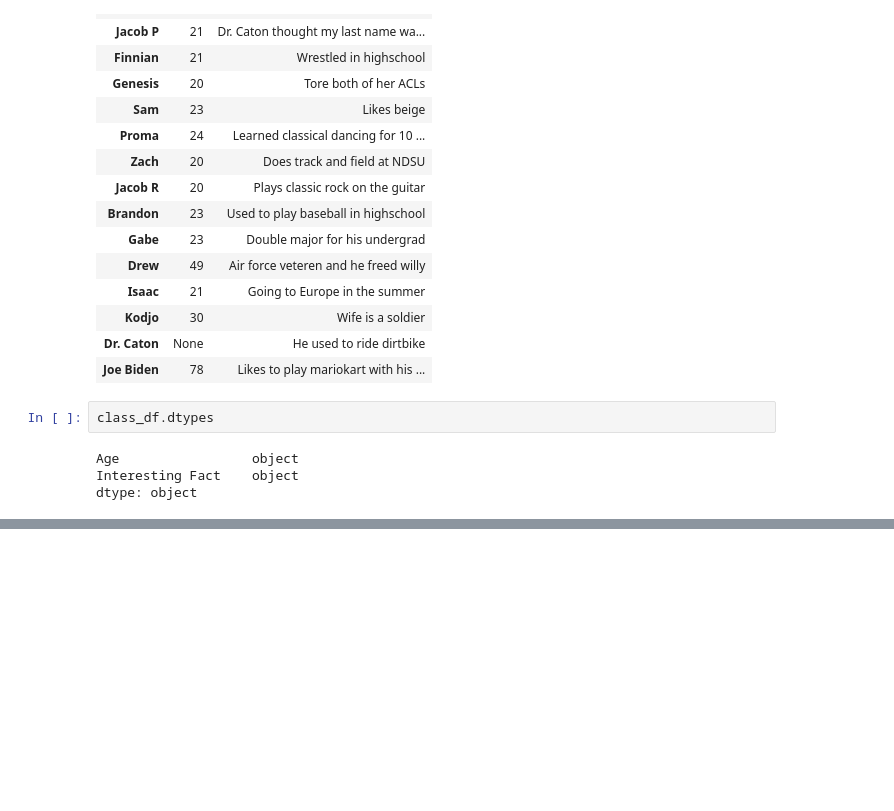
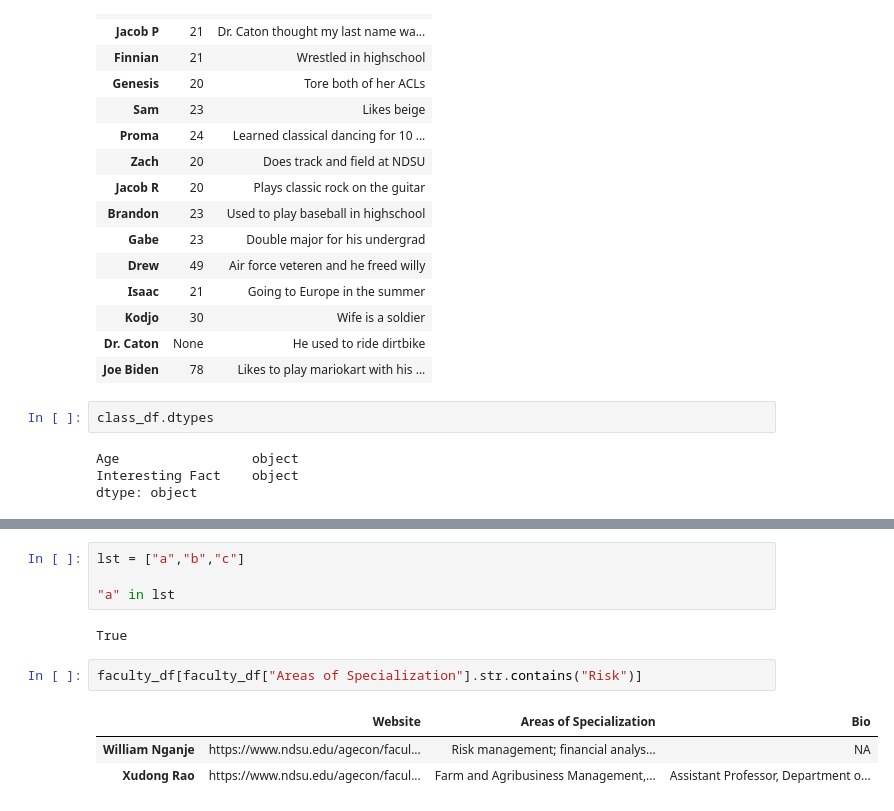
Before and after one commit to jacobradke/jacobradke, a Jupyter notebook: In Class Projects/Project 3 - Dictionaries and Dataframes.ipynb, the cells around one changed output, grey strips where cells are left out. Saved outputs shown, nothing was run; the diff lists cells and outputs as text; blank space fills up the shorter version.

```diff
--- a/In Class Projects/Project 3 - Dictionaries and Dataframes.ipynb
+++ b/In Class Projects/Project 3 - Dictionaries and Dataframes.ipynb
@@ -376,0 +426,12 @@ pd.DataFrame(faculty_dict).T
+# %%
+lst = ["a","b","c"]
+
+"a" in lst
+# %% [output]
+True
+# %%
+faculty_df[faculty_df["Areas of Specialization"].str.contains("Risk")]
+# %% [output]
+|  | Website | Areas of Specialization | Bio |
+| William Nganje | https://www.ndsu.edu/agecon/facul... | Risk management; financial analys... | NA |
+| Xudong Rao | https://www.ndsu.edu/agecon/facul... | Farm and Agribusiness Management,... | Assistant Professor, Department o... |
```
Also changed, not shown: parts of 9 cells of this notebook, 1 other file.
